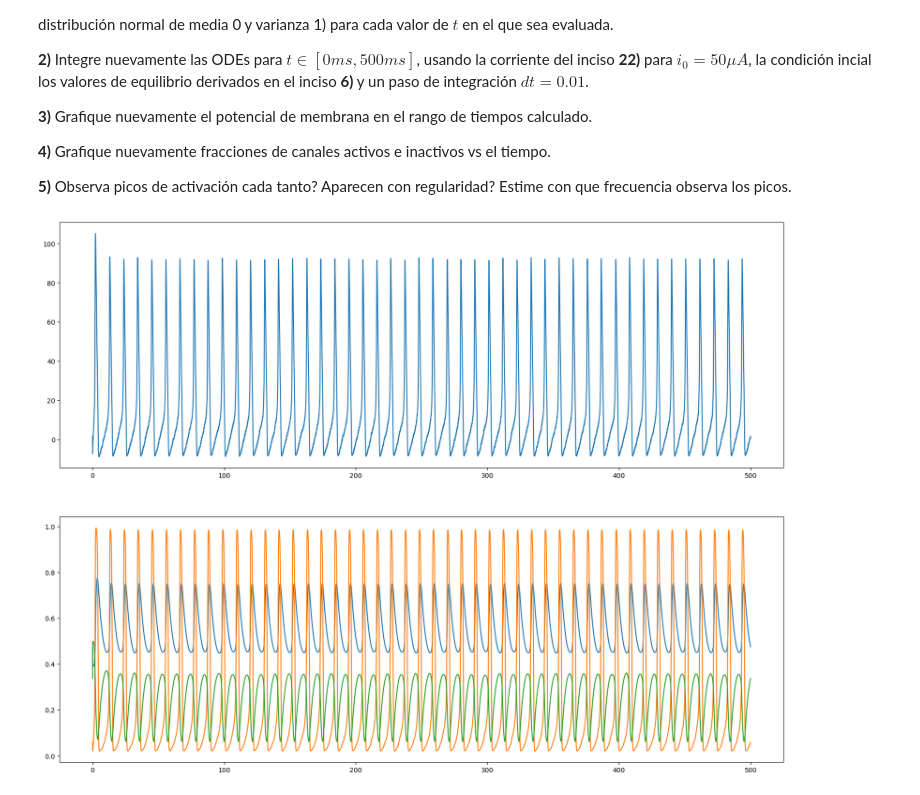
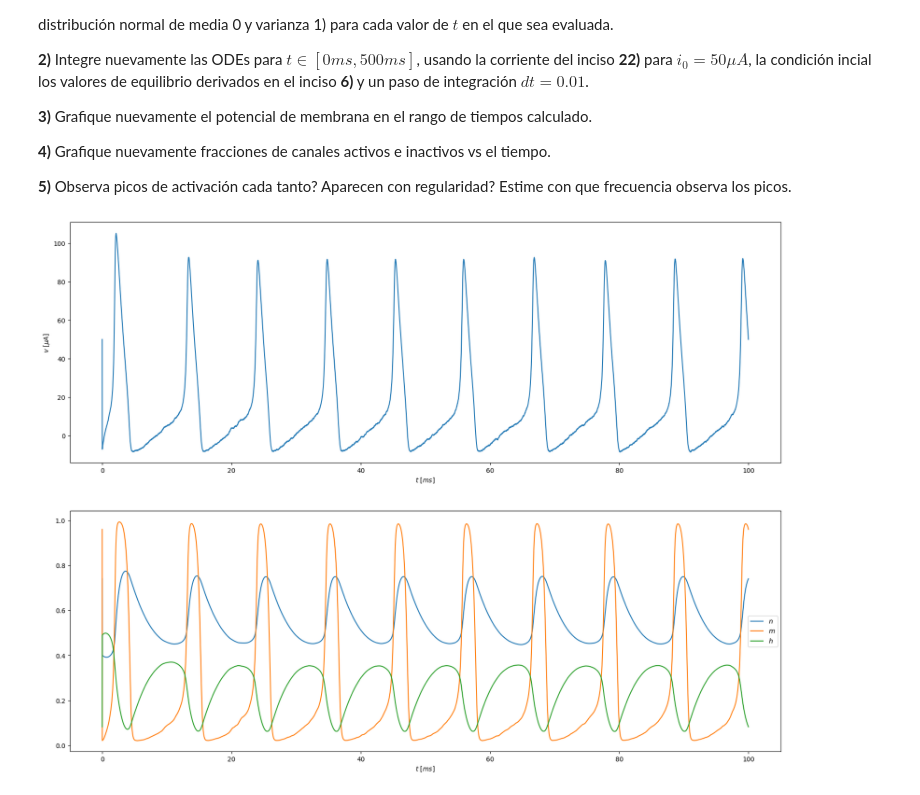
Before and after one commit to SalomoneCro/Neural-Networks, a Jupyter notebook: DifferentialEquations/Hodgkin & Huxley.ipynb, the cells around one changed output. Cells and saved outputs as stored; diff of their text form; code cells hidden in the pictures.

```diff
--- a/DifferentialEquations/Hodgkin & Huxley.ipynb
+++ b/DifferentialEquations/Hodgkin & Huxley.ipynb
@@ -525,7 +543,7 @@ getI = lambda i0 : lambda _t : i0 * np.random.random()
 
 i_7 = getI(50)
 
-interval = [0, 500]
+interval = [0, 100]
 
 p = [i_7]
 
@@ -535,15 +553,20 @@ sols = Runge_Kutta_Sistema(HH_system, interval, X0, h, p)
 # %%
 
 fig, ax = plt.subplots(nrows=2, ncols=1, figsize=(20,15))
 
-t = np.linspace(0,500,len(sols[:,0]))
+t = np.linspace(0,100,len(sols[:,0]))
 
 ax[0].plot(t, sols[:,3])
 
-ax[1].plot(t, sols[:,0])
-ax[1].plot(t, sols[:,1])
-ax[1].plot(t, sols[:,2])
+ax[1].plot(t, sols[:,0], label='$n$')
+ax[1].plot(t, sols[:,1], label='$m$')
+ax[1].plot(t, sols[:,2], label='$h$')
 
+ax[0].set_xlabel('$t \\text{ } [ms $]')  # microsegundos (mu s) en el eje y
+ax[0].set_ylabel('$v \\text{ } [\\mu A $]')  # microsegundos (mu s) en el eje y
+ax[1].set_xlabel('$t \\text{ } [ms $]')  # microsegundos (mu s) en el eje y
+
+plt.legend()
 plt.show()
 # %% [output]
-[figure, old version]
+[figure, new version]
```
Also changed, not shown: parts of 6 cells of this notebook, 1 other file.
